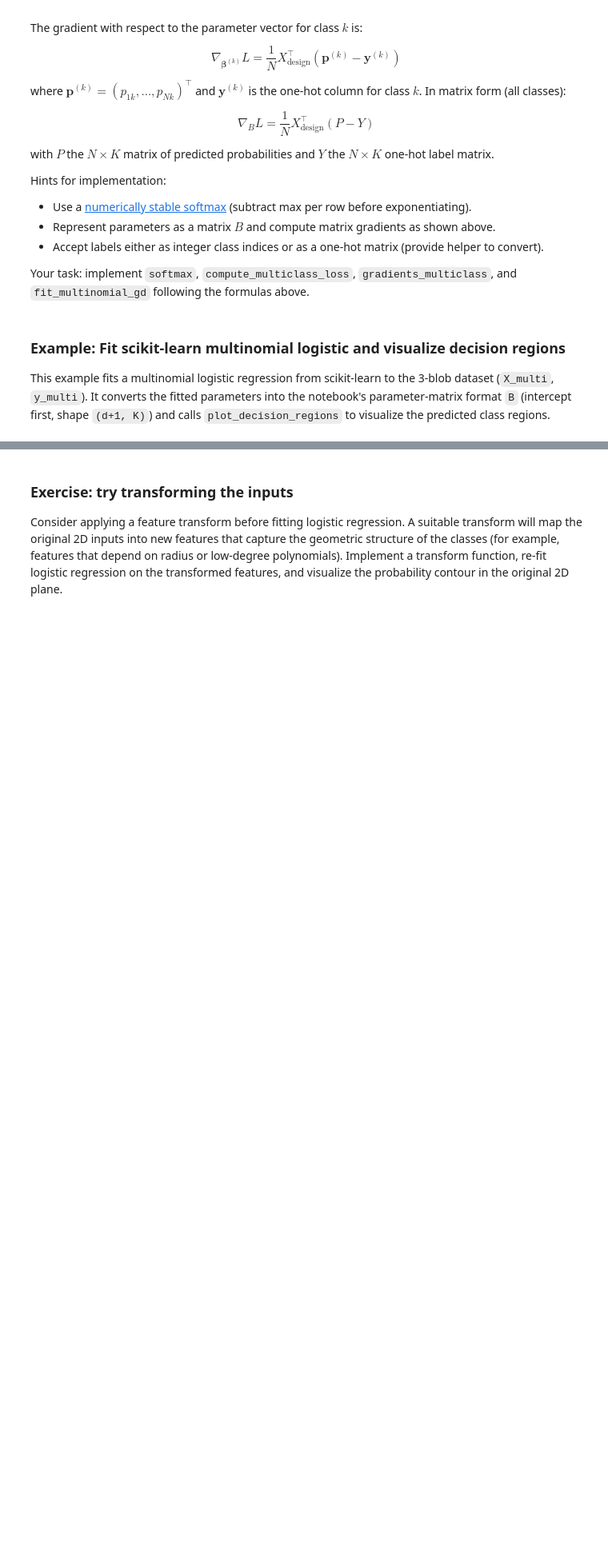
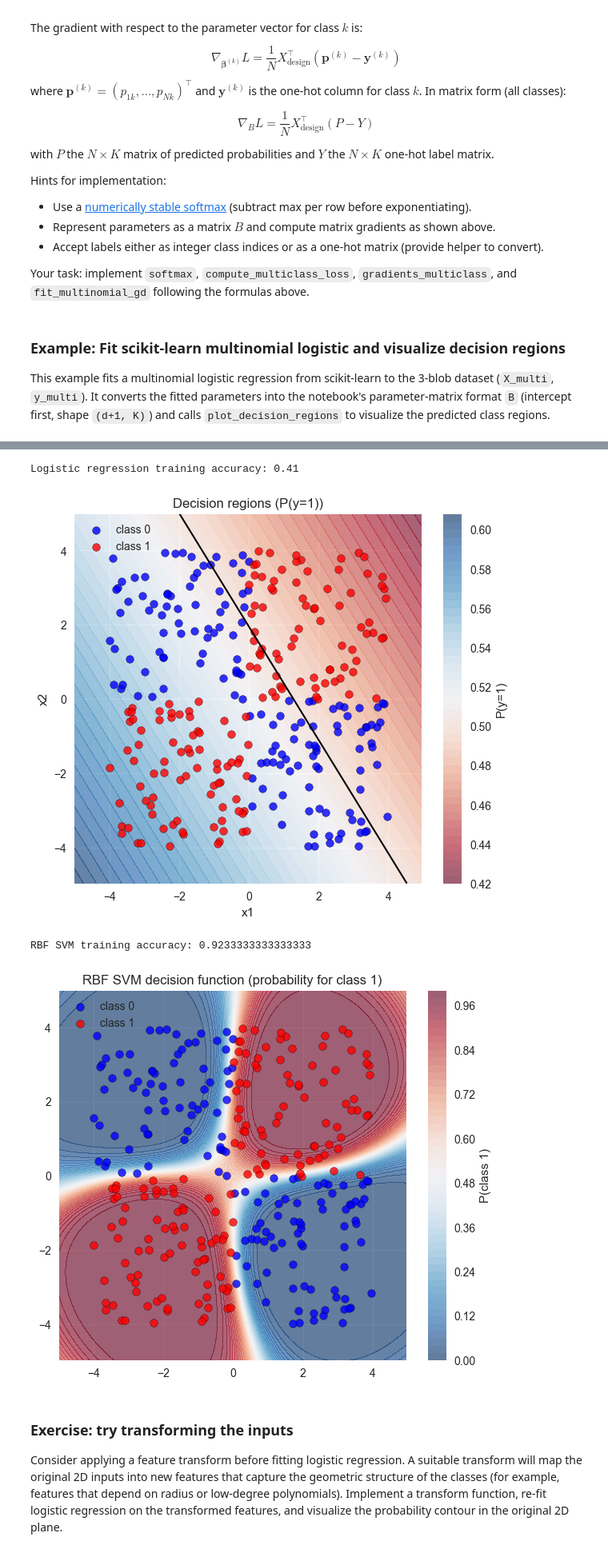
Before and after one commit to sabalanya/CUNEF-Deep-Learning, a Jupyter notebook: fundamentals/logitstic_regression.ipynb, the cells around one changed output, grey strips where cells are left out. Shown at 80% size. Cells and saved outputs as stored; diff of their text form; code cells hidden in the pictures; blank space fills up the shorter version.

```diff
--- a/fundamentals/logitstic_regression.ipynb
+++ b/fundamentals/logitstic_regression.ipynb
@@ -489,3 +468,40 @@ plt.legend(); plt.show()
+# %%
+from sklearn.linear_model import LogisticRegression
+from sklearn.svm import SVC
+
+# Fit linear logistic regression
+clf_lin = LogisticRegression()
+clf_lin.fit(X_nl, y_nl)
+beta_lin = np.hstack((clf_lin.intercept_, clf_lin.coef_.ravel()))
+print('Logistic regression training accuracy:', clf_lin.score(X_nl, y_nl))
+
+# Visualize linear decision boundary (will be linear and fail to separate concentric classes)
+plot_decision_regions(beta_lin, X_nl, y_nl)
+
+# For contrast: fit an RBF SVM to show non-linear boundary
+clf_svc = SVC(kernel='rbf', probability=True)
+clf_svc.fit(X_nl, y_nl)
+print('RBF SVM training accuracy:', clf_svc.score(X_nl, y_nl))
+
+# Decision surface for SVM (probability for class 1)
+x_min, x_max = X_nl[:,0].min()-1, X_nl[:,0].max()+1
+y_min, y_max = X_nl[:,1].min()-1, X_nl[:,1].max()+1
+xx, yy = np.meshgrid(np.linspace(x_min, x_max, 300), np.linspace(y_min, y_max, 300))
+grid = np.column_stack((xx.ravel(), yy.ravel()))
+Z = clf_svc.predict_proba(grid)[:,1].reshape(xx.shape)
+
+plt.figure(figsize=(7,6))
+cf = plt.contourf(xx, yy, Z, levels=50, cmap='RdBu_r', alpha=0.6)
+plt.scatter(X_nl[y_nl==0,0], X_nl[y_nl==0,1], color='blue', edgecolor='k', label='class 0', alpha=0.8)
+plt.scatter(X_nl[y_nl==1,0], X_nl[y_nl==1,1], color='red', edgecolor='k', label='class 1', alpha=0.8)
+plt.title('RBF SVM decision function (probability for class 1)')
+cbar = plt.colorbar(cf); cbar.set_label('P(class 1)')
+plt.legend(); plt.show()
+# %% [output]
+Logistic regression training accuracy: 0.41
+[figure, added]
+RBF SVM training accuracy: 0.9233333333333333
+[figure, added]
 # %% [markdown]
 ### Exercise: try transforming the inputs
 
```
Also changed, not shown: parts of 7 cells of this notebook, 1 other file.
